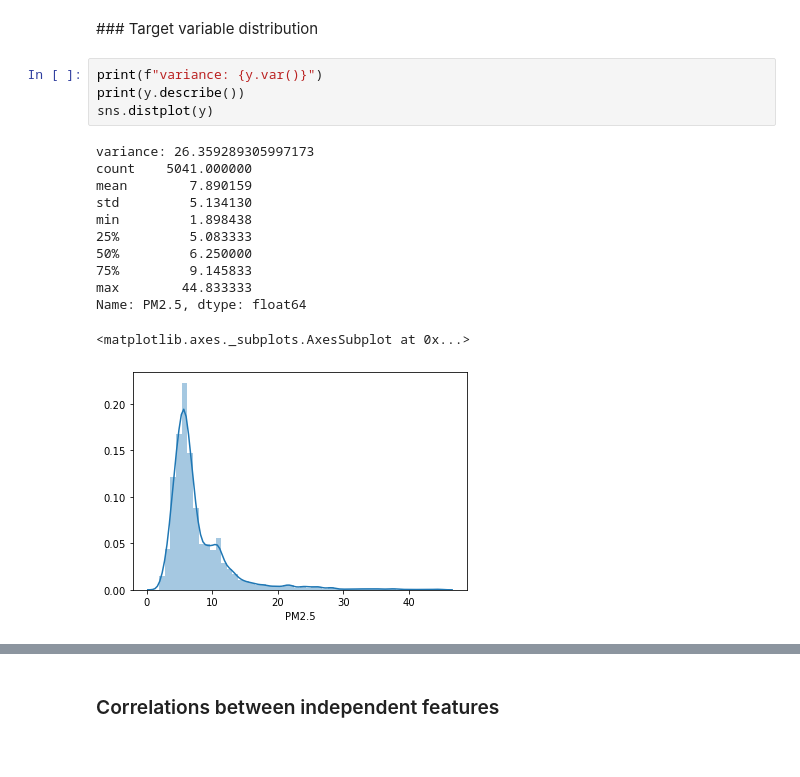
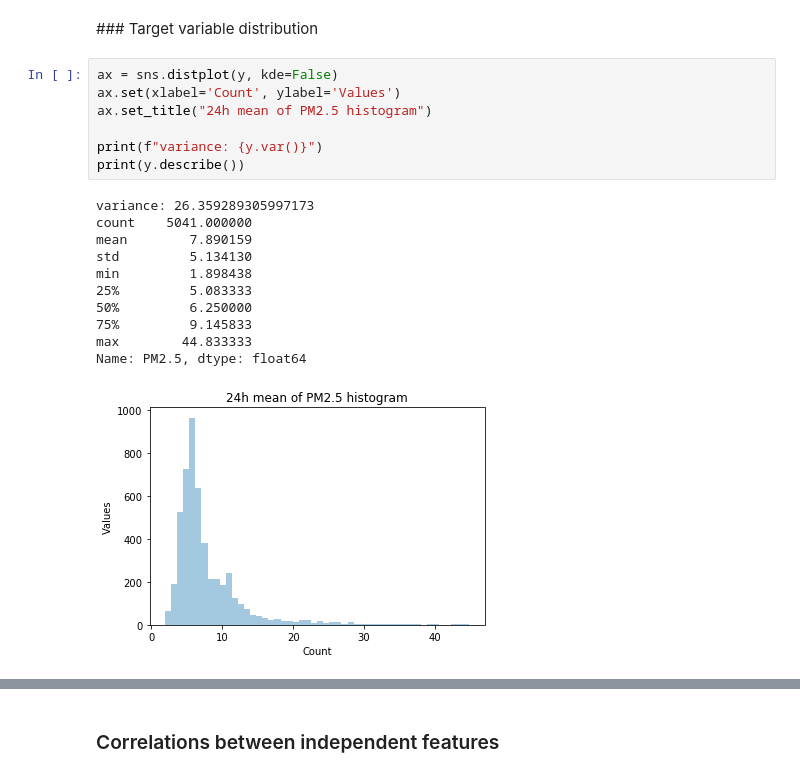
Before and after one commit to carlosdg/AirPollutionForecasting, a Jupyter notebook: Software/jupyter/notebooks/2_TomeCano_SomeInsights.ipynb, the cells around one changed output, grey strips where cells are left out. Saved outputs shown, nothing was run; the diff lists cells and outputs as text.

```diff
--- a/Software/jupyter/notebooks/TomeCano_SomeInsights.ipynb
+++ b/Software/jupyter/notebooks/2_TomeCano_SomeInsights.ipynb
@@ -101,23 +101,25 @@ X.head()
 ## Explore the data
 # %% [markdown]
 ### Target variable distribution
-# %%
-print(f"variance: {y.var()}")
-print(y.describe())
-sns.distplot(y)
-# %% [output]
-variance: 26.359289305997173
-count    5041.000000
-mean        7.890159
-std         5.134130
-min         1.898438
-25%         5.083333
-50%         6.250000
-75%         9.145833
-max        44.833333
-Name: PM2.5, dtype: float64
-<matplotlib.axes._subplots.AxesSubplot at 0x...>
-[figure, removed]
+# %%
+ax = sns.distplot(y, kde=False)
+ax.set(xlabel='Count', ylabel='Values')
+ax.set_title("24h mean of PM2.5 histogram")
+
+print(f"variance: {y.var()}")
+print(y.describe())
+# %% [output]
+variance: 26.359289305997173
+count    5041.000000
+mean        7.890159
+std         5.134130
+min         1.898438
+25%         5.083333
+50%         6.250000
+75%         9.145833
+max        44.833333
+Name: PM2.5, dtype: float64
+[figure, added]
 # %% [markdown]
 Notes:
 - Except for a few outliers the __majority of the data lie very close__
```
Also changed, not shown: parts of 3 cells of this notebook, 15 other files.
